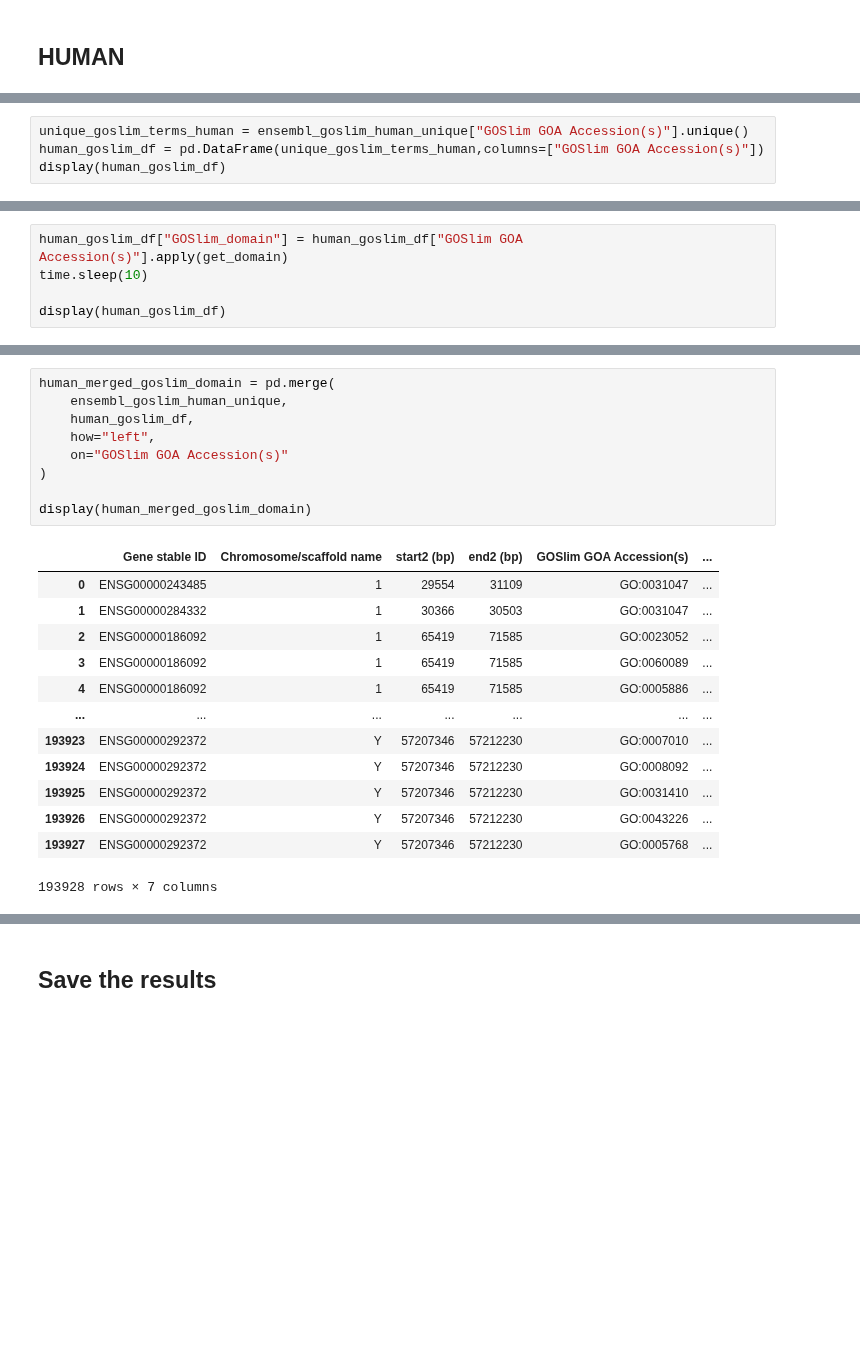
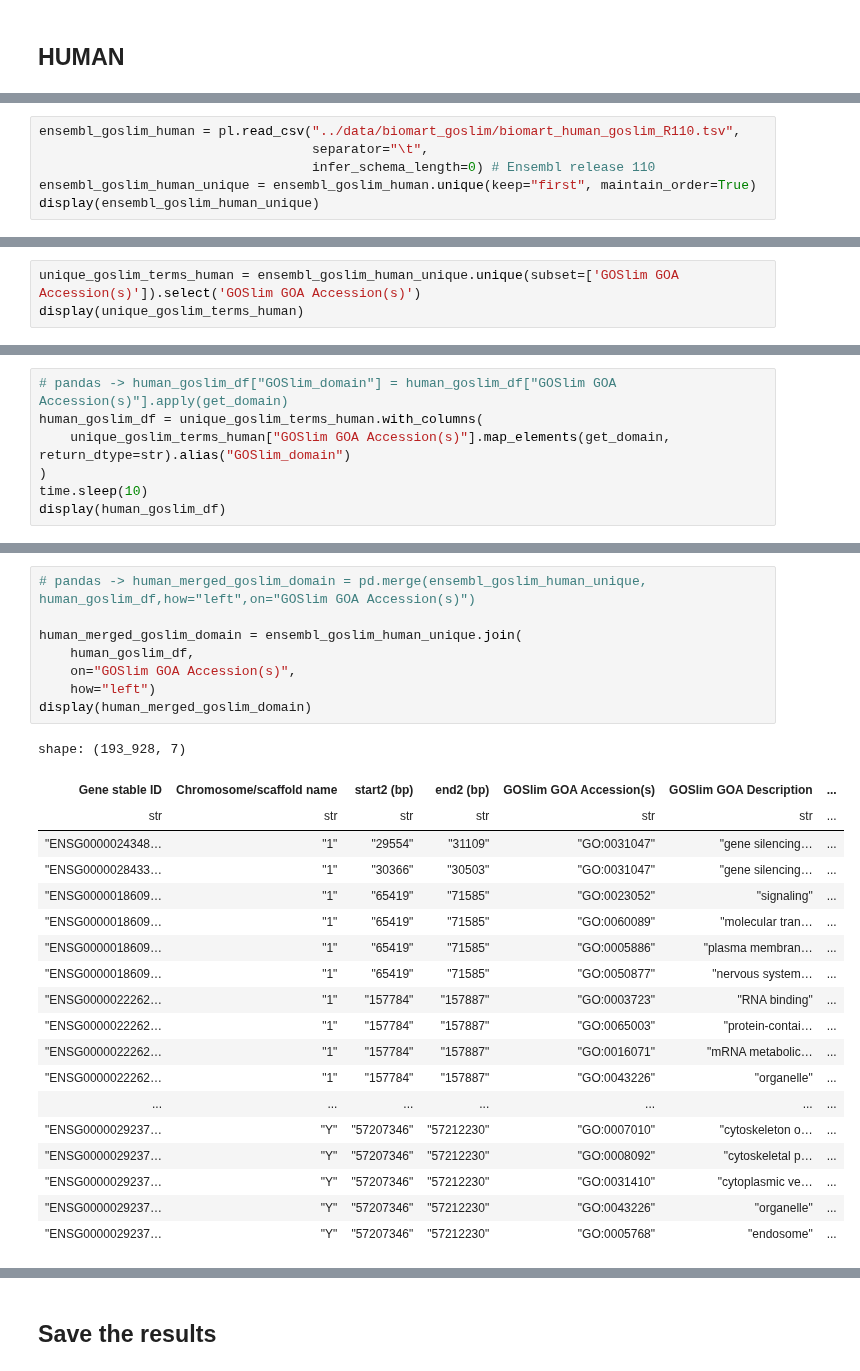
Before and after one commit to yonezawa-sora/pycircos_comaparative_species, a Jupyter notebook: data_preprocessing/1_GOSlim_add_domain.ipynb, the cells around one changed output, grey strips where cells are left out. Drawn from its saved outputs; the diff is of its cells as text; blank space fills up the shorter version.

Commit message:
Change from pandas to polars

```diff
--- a/data_preprocessing/1_GOSlim_add_domain.ipynb
+++ b/data_preprocessing/1_GOSlim_add_domain.ipynb
@@ -157,0 +137,6 @@ display(ensembl_goslim_human_unique)
+# %%
+ensembl_goslim_human = pl.read_csv("../data/biomart_goslim/biomart_human_goslim_R110.tsv",
+                                   separator="\t",
+                                   infer_schema_length=0) # Ensembl release 110
+ensembl_goslim_human_unique = ensembl_goslim_human.unique(keep="first", maintain_order=True)
+display(ensembl_goslim_human_unique)
@@ -158,5 +163,4 @@ display(ensembl_goslim_human_unique)
 # %%
-unique_goslim_terms_human = ensembl_goslim_human_unique["GOSlim GOA Accession(s)"].unique()
-human_goslim_df = pd.DataFrame(unique_goslim_terms_human,columns=["GOSlim GOA Accession(s)"])
-display(human_goslim_df)
+unique_goslim_terms_human = ensembl_goslim_human_unique.unique(subset=['GOSlim GOA Accession(s)']).select('GOSlim GOA Accession(s)')
+display(unique_goslim_terms_human)
 # %% [output]
@@ -176,6 +186,8 @@ display(human_goslim_df)
 # %%
-human_goslim_df["GOSlim_domain"] = human_goslim_df["GOSlim GOA Accession(s)"].apply(get_domain)
+# pandas -> human_goslim_df["GOSlim_domain"] = human_goslim_df["GOSlim GOA Accession(s)"].apply(get_domain)
+human_goslim_df = unique_goslim_terms_human.with_columns(
+    unique_goslim_terms_human["GOSlim GOA Accession(s)"].map_elements(get_domain, return_dtype=str).alias("GOSlim_domain")
+)
 time.sleep(10)
-
 display(human_goslim_df)
 # %% [output]
@@ -195,24 +213,29 @@ display(human_goslim_df)
 # %%
-human_merged_goslim_domain = pd.merge(
-    ensembl_goslim_human_unique,
+# pandas -> human_merged_goslim_domain = pd.merge(ensembl_goslim_human_unique, human_goslim_df,how="left",on="GOSlim GOA Accession(s)")
+
+human_merged_goslim_domain = ensembl_goslim_human_unique.join(
     human_goslim_df,
-    how="left",
-    on="GOSlim GOA Accession(s)"
-)
-
+    on="GOSlim GOA Accession(s)",
+    how="left")
 display(human_merged_goslim_domain)
 # %% [output]
+shape: (193_928, 7)
-|  | Gene stable ID | Chromosome/scaffold name | start2 (bp) | end2 (bp) | GOSlim GOA Accession(s) | ... |
-| 0 | ENSG00000243485 | 1 | 29554 | 31109 | GO:0031047 | ... |
-| 1 | ENSG00000284332 | 1 | 30366 | 30503 | GO:0031047 | ... |
-| 2 | ENSG00000186092 | 1 | 65419 | 71585 | GO:0023052 | ... |
-| 3 | ENSG00000186092 | 1 | 65419 | 71585 | GO:0060089 | ... |
-| 4 | ENSG00000186092 | 1 | 65419 | 71585 | GO:0005886 | ... |
+| Gene stable ID | Chromosome/scaffold name | start2 (bp) | end2 (bp) | GOSlim GOA Accession(s) | GOSlim GOA Description | ... |
+| str | str | str | str | str | str | ... |
+| "ENSG0000024348… | "1" | "29554" | "31109" | "GO:0031047" | "gene silencing… | ... |
+| "ENSG0000028433… | "1" | "30366" | "30503" | "GO:0031047" | "gene silencing… | ... |
+| "ENSG0000018609… | "1" | "65419" | "71585" | "GO:0023052" | "signaling" | ... |
+| "ENSG0000018609… | "1" | "65419" | "71585" | "GO:0060089" | "molecular tran… | ... |
+| "ENSG0000018609… | "1" | "65419" | "71585" | "GO:0005886" | "plasma membran… | ... |
+| "ENSG0000018609… | "1" | "65419" | "71585" | "GO:0050877" | "nervous system… | ... |
+| "ENSG0000022262… | "1" | "157784" | "157887" | "GO:0003723" | "RNA binding" | ... |
+| "ENSG0000022262… | "1" | "157784" | "157887" | "GO:0065003" | "protein-contai… | ... |
+| "ENSG0000022262… | "1" | "157784" | "157887" | "GO:0016071" | "mRNA metabolic… | ... |
+| "ENSG0000022262… | "1" | "157784" | "157887" | "GO:0043226" | "organelle" | ... |
 | ... | ... | ... | ... | ... | ... | ... |
-| 193923 | ENSG00000292372 | Y | 57207346 | 57212230 | GO:0007010 | ... |
-| 193924 | ENSG00000292372 | Y | 57207346 | 57212230 | GO:0008092 | ... |
-| 193925 | ENSG00000292372 | Y | 57207346 | 57212230 | GO:0031410 | ... |
-| 193926 | ENSG00000292372 | Y | 57207346 | 57212230 | GO:0043226 | ... |
-| 193927 | ENSG00000292372 | Y | 57207346 | 57212230 | GO:0005768 | ... |
+| "ENSG0000029237… | "Y" | "57207346" | "57212230" | "GO:0007010" | "cytoskeleton o… | ... |
+| "ENSG0000029237… | "Y" | "57207346" | "57212230" | "GO:0008092" | "cytoskeletal p… | ... |
+| "ENSG0000029237… | "Y" | "57207346" | "57212230" | "GO:0031410" | "cytoplasmic ve… | ... |
+| "ENSG0000029237… | "Y" | "57207346" | "57212230" | "GO:0043226" | "organelle" | ... |
+| "ENSG0000029237… | "Y" | "57207346" | "57212230" | "GO:0005768" | "endosome" | ... |
-193928 rows × 7 columns
 # %% [markdown]
```
Also changed, not shown: parts of 15 cells of this notebook.
